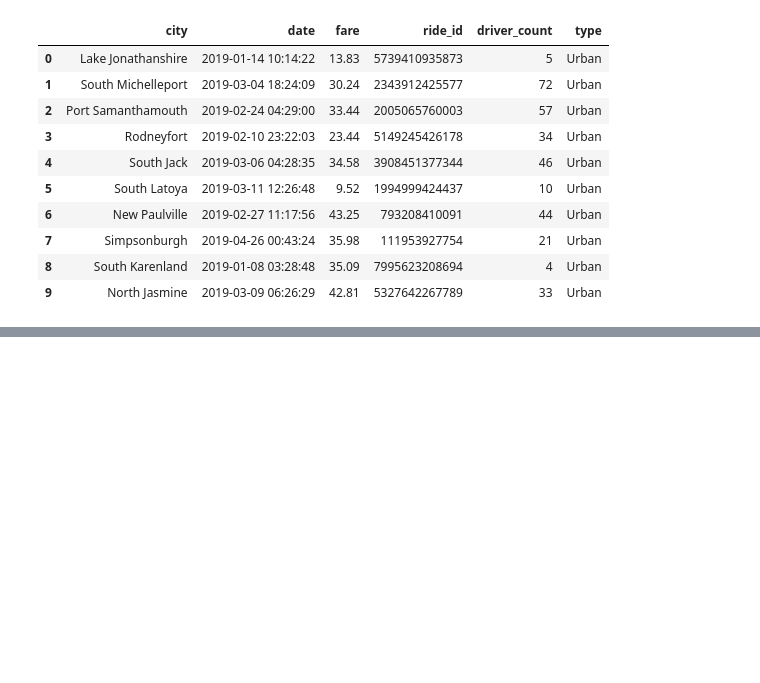
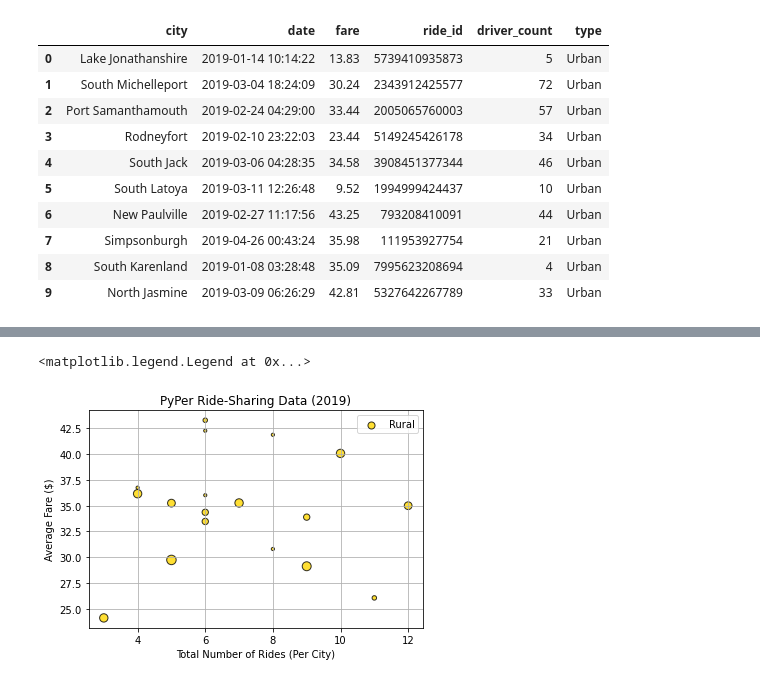
Before and after one commit to jenamis/pyber-analysis, a Jupyter notebook: PyBer.ipynb, the cells around one changed output, grey strips where cells are left out. Drawn from its saved outputs; the diff is of its cells as text; code cells hidden in the pictures; blank space fills up the shorter version.

```diff
--- a/PyBer.ipynb
+++ b/PyBer.ipynb
@@ -144,0 +174,4 @@ pyber_data_df.head(10)
+# %%
+# Get number of rides for rural cities
+rural_ride_count = rural_cities_df.groupby("city")["ride_id"].count()
+rural_ride_count.head()
@@ -144,0 +210,4 @@ pyber_data_df.head(10)
+# %%
+# Get average fare for rural cities
+rural_avg_fare = rural_cities_df.groupby("city")["fare"].mean()
+rural_avg_fare.head()
@@ -144,0 +246,4 @@ pyber_data_df.head(10)
+# %%
+# Get average number of drivers for rural cities
+rural_avg_drivers = rural_cities_df.groupby("city")["driver_count"].mean()
+rural_avg_drivers.head()
@@ -144,0 +300,21 @@ pyber_data_df.head(10)
+# %%
+# Create scatter plot for rural cities
+plt.scatter(
+    rural_ride_count,
+    rural_avg_fare,
+    s = rural_avg_drivers * 10,
+    c = "gold",
+    ec = "black",
+    linewidths = 1,
+    alpha = 0.8,
+    label = "Rural")
+plt.title("PyPer Ride-Sharing Data (2019)")
+plt.ylabel("Average Fare ($)")
+plt.xlabel("Total Number of Rides (Per City)")
+plt.grid(True)
+
+# Add legend
+plt.legend()
+# %% [output]
+<matplotlib.legend.Legend at 0x...>
+[figure, added]
```
Also changed, not shown: parts of 13 cells of this notebook, 1 other file.
